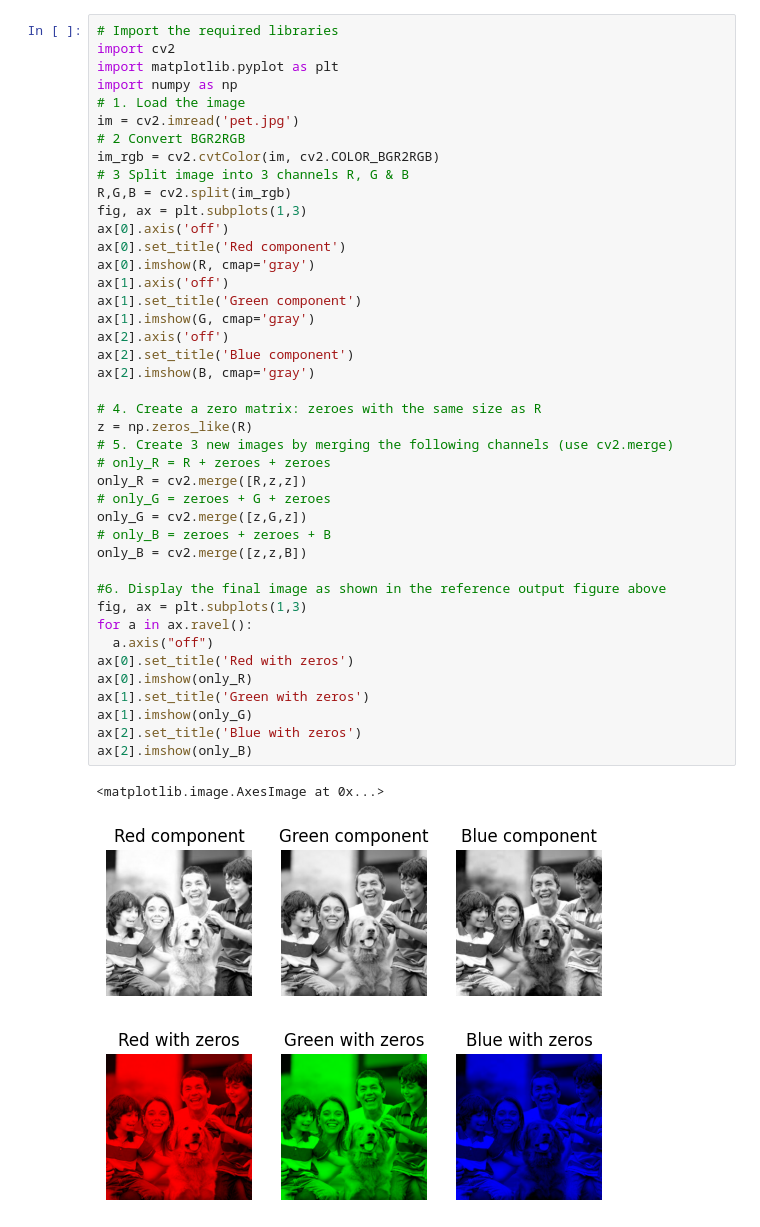
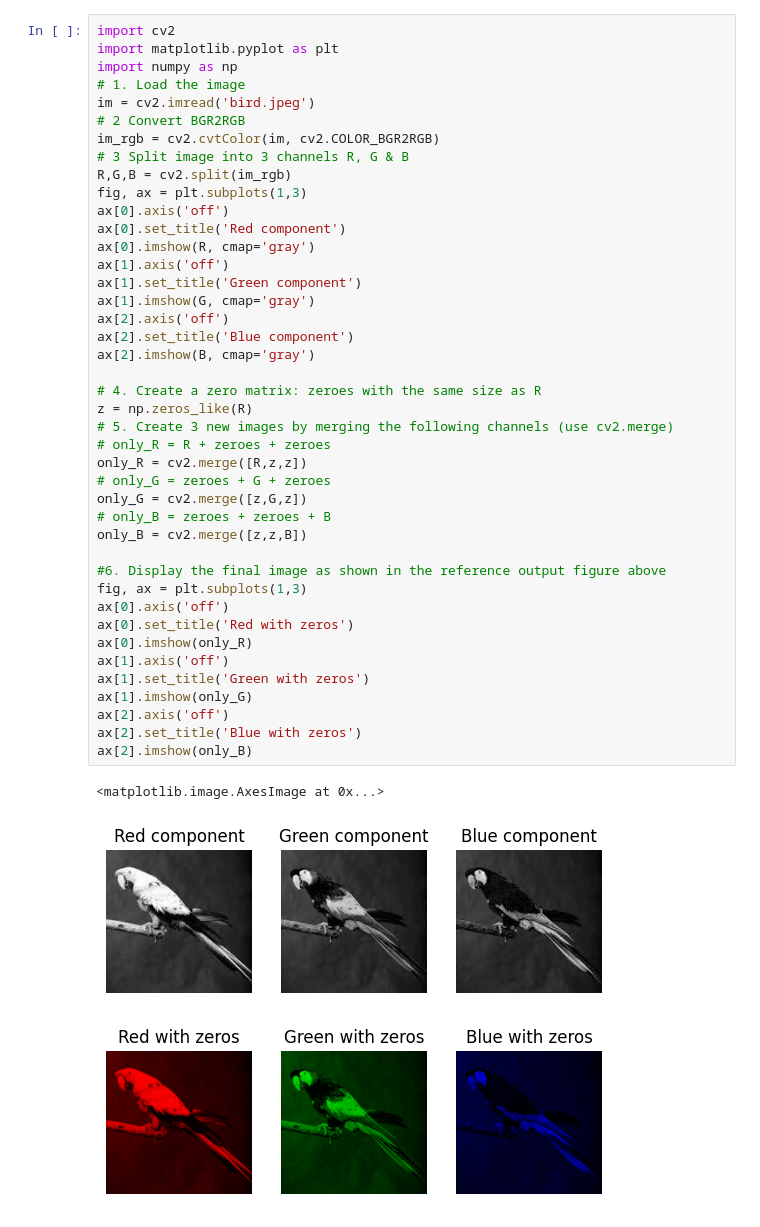
Before and after one commit to Valrite/Digital-Image-Processing-Labs, a Jupyter notebook: Lab1/Lab1.ipynb, the cells around one changed output. Drawn from its saved outputs; the diff is of its cells as text.

```diff
--- a/Lab1/Lab1.ipynb
+++ b/Lab1/Lab1.ipynb
@@ -3,10 +12,9 @@
 # %%
-# Import the required libraries
 import cv2
 import matplotlib.pyplot as plt
 import numpy as np
 # 1. Load the image
-im = cv2.imread('pet.jpg')
+im = cv2.imread('bird.jpeg')
 # 2 Convert BGR2RGB
 im_rgb = cv2.cvtColor(im, cv2.COLOR_BGR2RGB)
 # 3 Split image into 3 channels R, G & B
@@ -15,35 +23,36 @@ fig, ax = plt.subplots(1,3)
 ax[0].axis('off')
 ax[0].set_title('Red component')
 ax[0].imshow(R, cmap='gray')
 ax[1].axis('off')
 ax[1].set_title('Green component')
 ax[1].imshow(G, cmap='gray')
 ax[2].axis('off')
 ax[2].set_title('Blue component')
 ax[2].imshow(B, cmap='gray')
 
 # 4. Create a zero matrix: zeroes with the same size as R
 z = np.zeros_like(R)
 # 5. Create 3 new images by merging the following channels (use cv2.merge)
 # only_R = R + zeroes + zeroes
 only_R = cv2.merge([R,z,z])
 # only_G = zeroes + G + zeroes
 only_G = cv2.merge([z,G,z])
 # only_B = zeroes + zeroes + B
 only_B = cv2.merge([z,z,B])
 
 #6. Display the final image as shown in the reference output figure above
 fig, ax = plt.subplots(1,3)
-for a in ax.ravel():
-  a.axis("off")
+ax[0].axis('off')
 ax[0].set_title('Red with zeros')
 ax[0].imshow(only_R)
+ax[1].axis('off')
 ax[1].set_title('Green with zeros')
 ax[1].imshow(only_G)
+ax[2].axis('off')
 ax[2].set_title('Blue with zeros')
 ax[2].imshow(only_B)
 # %% [output]
 <matplotlib.image.AxesImage at 0x...>
-[figure, old version]
+[figure, new version]
-[figure, old version]
+[figure, new version]
 # %%
```
Also changed, not shown: parts of 5 cells of this notebook.
